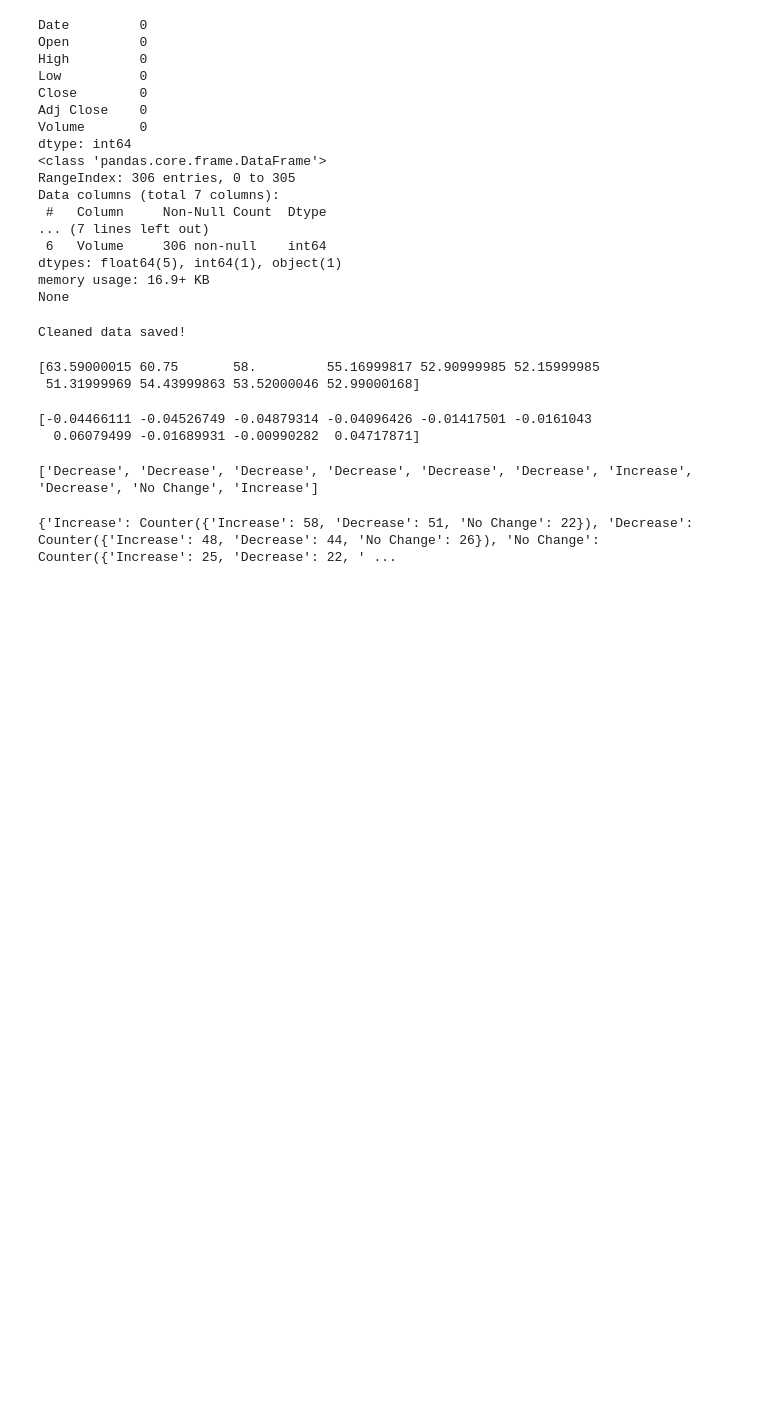
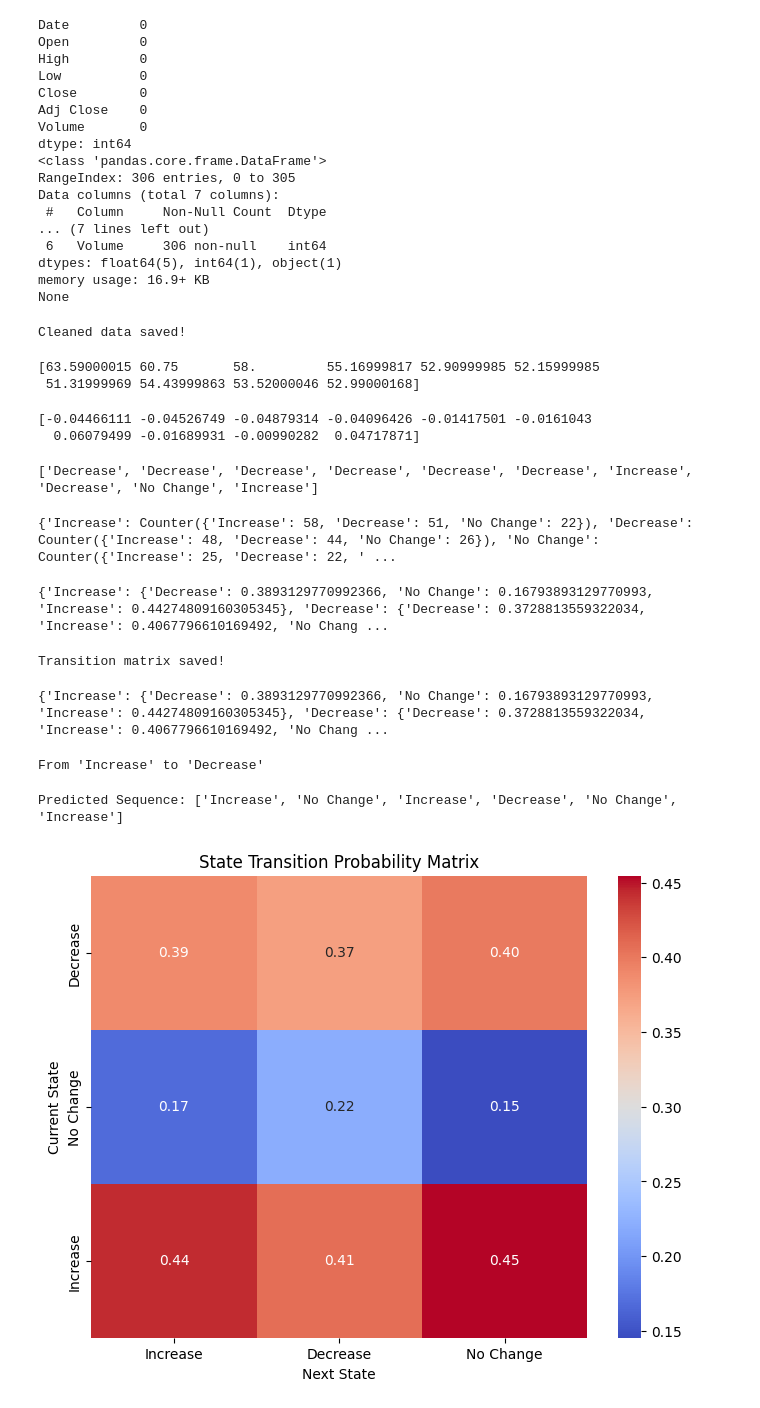
Before and after one commit to Hench06/markov-trading-bot, a Jupyter notebook: data_cleaning.ipynb, the cells around one changed output. Drawn from its saved outputs; the diff is of its cells as text; code cells hidden in the pictures; blank space fills up the shorter version.

```diff
--- a/data_cleaning.ipynb
+++ b/data_cleaning.ipynb
@@ -95,3 +95,78 @@ for (current, next_state) in zip(states[:-1], states[1:]):
 print(transitions)
 # %% [output]
 {'Increase': Counter({'Increase': 58, 'Decrease': 51, 'No Change': 22}), 'Decrease': Counter({'Increase': 48, 'Decrease': 44, 'No Change': 26}), 'No Change': Counter({'Increase': 25, 'Decrease': 22, ' ...
+# %%
+# Convert counts to probabilities
+transition_matrix = {s: {t: count / sum(transitions[s].values())
+                         for t, count in transitions[s].items()}
+                     for s in state_space}
+
+# Display transition probabilities
+print(transition_matrix)
+# %% [output]
+{'Increase': {'Decrease': 0.3893129770992366, 'No Change': 0.16793893129770993, 'Increase': 0.44274809160305345}, 'Decrease': {'Decrease': 0.3728813559322034, 'Increase': 0.4067796610169492, 'No Chang ...
+# %%
+import json
+
+# Save transition matrix
+with open("data/transition_matrix.json", "w") as f:
+    json.dump(transition_matrix, f)
+print("Transition matrix saved!")
+# %% [output]
+Transition matrix saved!
+# %%
+import json
+
+# Load transition matrix
+with open("data/transition_matrix.json", "r") as f:
+    transition_matrix = json.load(f)
+
+print(transition_matrix)  # Check the matrix structure
+# %% [output]
+{'Increase': {'Decrease': 0.3893129770992366, 'No Change': 0.16793893129770993, 'Increase': 0.44274809160305345}, 'Decrease': {'Decrease': 0.3728813559322034, 'Increase': 0.4067796610169492, 'No Chang ...
+# %%
+import random
+
+# Function to predict the next state
+def predict_next_state(current_state, transition_matrix):
+    probabilities = transition_matrix[current_state]
+    states, probs = zip(*probabilities.items())
+    return random.choices(states, probs)[0]
+
+# Test the function
+current_state = "Increase"  # Example
+next_state = predict_next_state(current_state, transition_matrix)
+print(f"From '{current_state}' to '{next_state}'")
+# %% [output]
+From 'Increase' to 'Decrease'
+# %%
+# Predict a sequence of states
+def predict_state_sequence(start_state, transition_matrix, steps=10):
+    state_sequence = [start_state]
+    for _ in range(steps):
+        next_state = predict_next_state(state_sequence[-1], transition_matrix)
+        state_sequence.append(next_state)
+    return state_sequence
+
+# Test the sequence prediction
+predicted_sequence = predict_state_sequence("Increase", transition_matrix, steps=5)
+print("Predicted Sequence:", predicted_sequence)
+# %% [output]
+Predicted Sequence: ['Increase', 'No Change', 'Increase', 'Decrease', 'No Change', 'Increase']
+# %%
+import matplotlib.pyplot as plt
+import seaborn as sns
+import pandas as pd
+
+# Convert transition matrix to a DataFrame
+df = pd.DataFrame(transition_matrix).fillna(0)
+
+# Create a heatmap
+plt.figure(figsize=(8, 6))
+sns.heatmap(df, annot=True, cmap="coolwarm", fmt=".2f", cbar=True)
+plt.title("State Transition Probability Matrix")
+plt.xlabel("Next State")
+plt.ylabel("Current State")
+plt.show()
+# %% [output]
+[figure, added]
```
Also changed, not shown: parts of 3 cells of this notebook, 1 other file.
